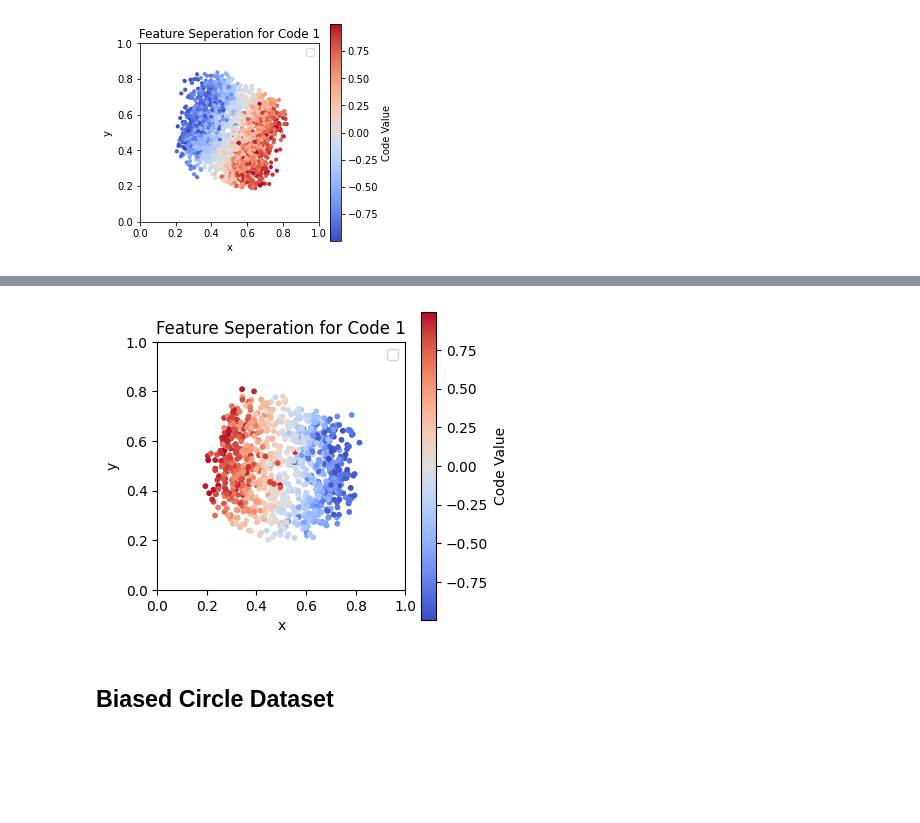
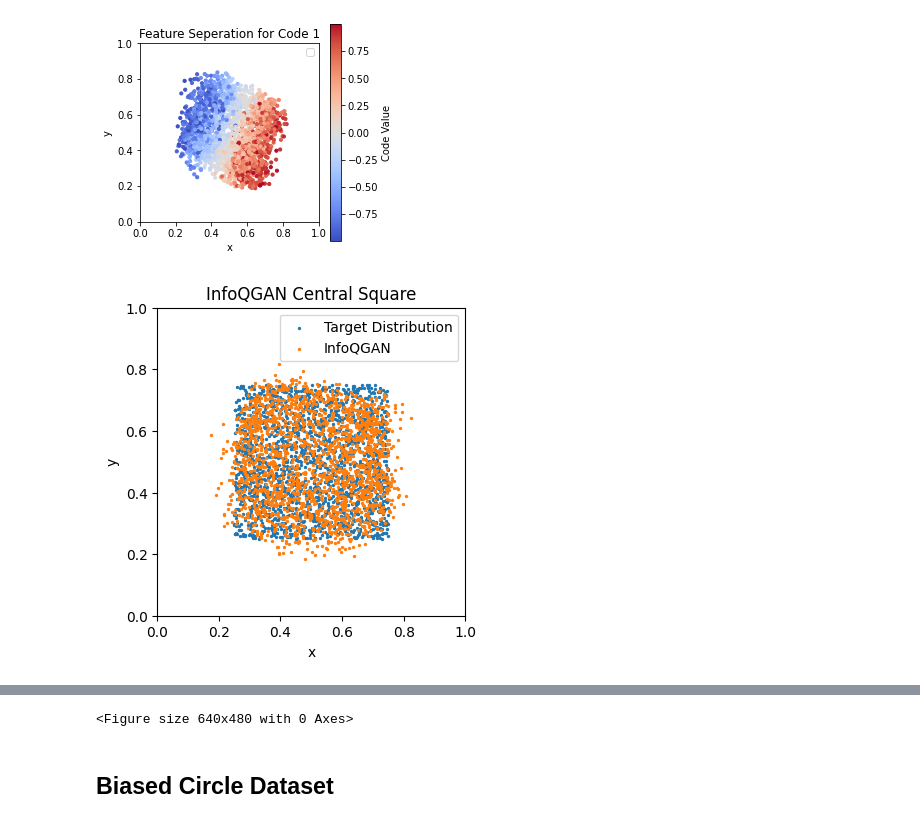
Before and after one commit to JacksonnF/InfoQGAN, a Jupyter notebook: experiments/InfoQGAN.ipynb, the cells around one changed output, grey strips where cells are left out. Drawn from its saved outputs; the diff is of its cells as text; code cells hidden in the pictures; blank space fills up the shorter version.

```diff
--- a/experiments/InfoQGAN.ipynb
+++ b/experiments/InfoQGAN.ipynb
@@ -472,28 +477,43 @@ torch.save(compiled_G.state_dict(), './models/sage-dust-59.pth')
 NameError: name 'compiled_G' is not defined
 [figure]
 # %%
-rand_inp = 2*torch.rand((1000, 5))-1
+rand_inp = 2*torch.rand((2000, 5))-1
 m = Generator()
 m.load_state_dict(torch.load('./models/run_67/pval0.20862903252000067.pth'))
 
 gen_output = m(rand_inp)
 
 x_test = gen_output[:, 0].detach().numpy()
 y_test = gen_output[:, 1].detach().numpy()
 
 # Plot test data
 def plot_xy_codes(x_pts, y_pts, code_index):
     plt.figure(figsize=(4, 4))
-    plt.scatter(x_pts, y_pts, c=rand_inp[:, code_index], cmap='coolwarm', alpha=1, s=10)
+    plt.scatter(x_pts, y_pts, c=rand_inp[:, code_index], cmap='coolwarm', alpha=1, s=2)
     plt.xlim(0, 1)
     plt.ylim(0, 1)
     plt.xlabel('x')
     plt.ylabel('y')
-    plt.title(f"Feature Seperation for Code {code_index}")
+    plt.title(f"InfoQGAN Feature Sep. for Code {code_index}")
     plt.gca().set_aspect('equal', adjustable='box')  # Make the plot square
     plt.legend()
     plt.colorbar(label='Code Value')
     plt.show()
 
-plot_xy_codes(gen_output[:, 0].detach().numpy(), gen_output[:, 1].detach().numpy(), 1)
+# plot_xy_codes(gen_output[:, 0].detach().numpy(), gen_output[:, 1].detach().numpy(), 1)
+def plot_xy_overlaid(x_pts, y_pts):
+    plt.figure(figsize=(4, 4))
+    plt.scatter(x, y, alpha=1, s=2, label='Target Distribution')
+    plt.scatter(x_pts, y_pts, alpha=1, s=2, label='InfoQGAN')
+    plt.xlim(0, 1)
+    plt.ylim(0, 1)
+    plt.xlabel('x')
+    plt.ylabel('y')
+    plt.title("InfoQGAN Central Square")
+    plt.gca().set_aspect('equal', adjustable='box')  # Make the plot square
+    plt.legend()
+    plt.show()
+    return plt.figure()
+plot_xy_overlaid(x_test, y_test)
 # %% [output]
+[figure, new version]
@@ -501,4 +521,4 @@ WARNING - No artists with labels found to put in legend.  Note that artists whos
-[figure, old version]
+<Figure size 640x480 with 0 Axes>
 # %% [markdown]
 ## Biased Circle Dataset
 # %%
```
Also changed, not shown: parts of 6 cells of this notebook.
